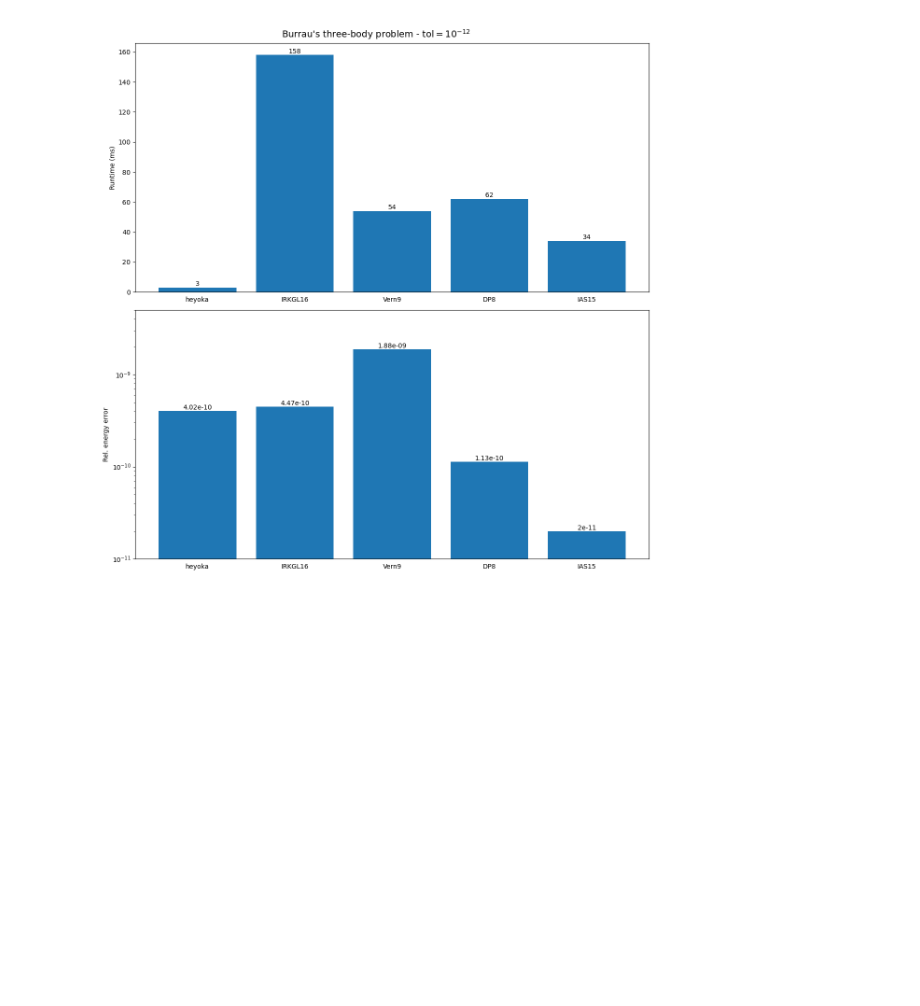
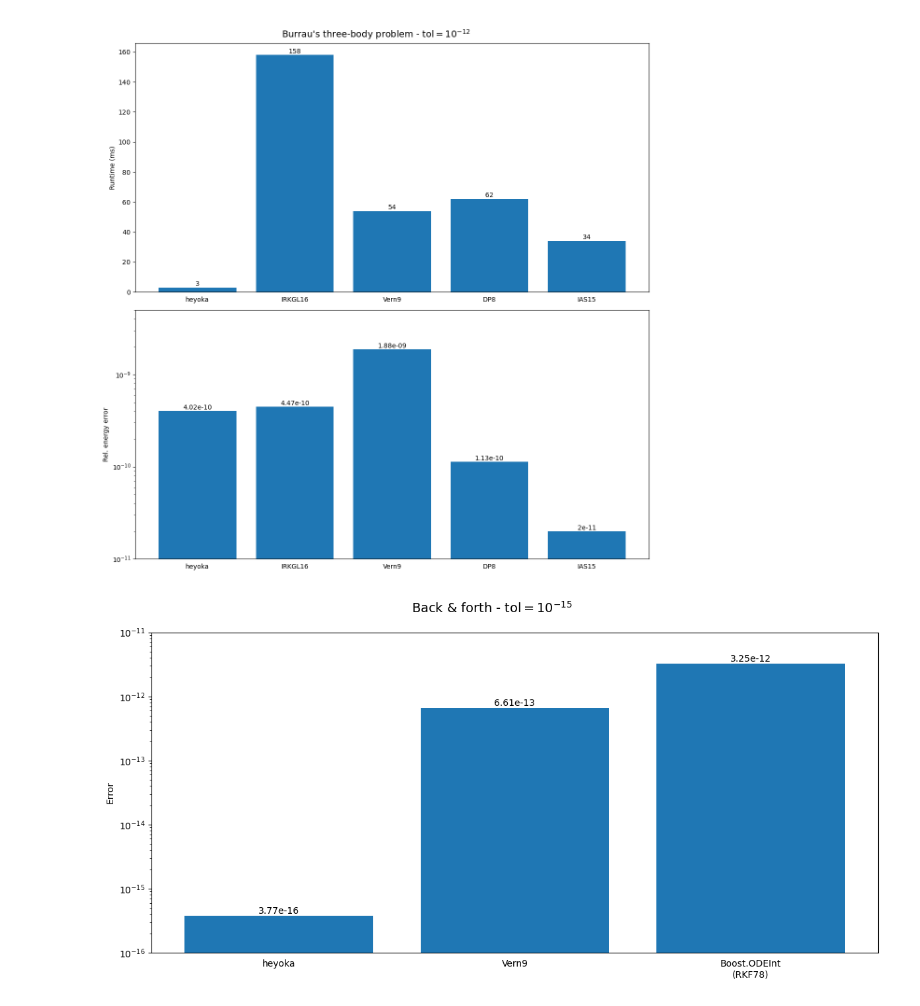
Before and after one commit to bluescarni/heyoka, a Jupyter notebook: tools/benchmark_results.ipynb, the cells around one changed output. Saved outputs shown, nothing was run; the diff lists cells and outputs as text; code cells hidden in the pictures; blank space fills up the shorter version.

```diff
--- a/tools/benchmark_results.ipynb
+++ b/tools/benchmark_results.ipynb
@@ -368,3 +368,36 @@ plt.tight_layout()
 plt.savefig('burrau_3bp.png')
 # %% [output]
 [figure]
+# %%
+# bandf results.
+bandf_data = [3.77e-16, 6.61e-13, 3.25e-12]
+bandf_labels = ["heyoka",
+                "Vern9",
+                "Boost.ODEInt\n(RKF78)"]
+
+fig = plt.figure(figsize=(12, 6))
+
+plt.subplot(111)
+
+plt.yscale('log')
+plt.xticks(range(len(bandf_data)), bandf_labels)
+plt.ylabel('Error')
+
+rects = plt.bar(range(len(bandf_data)), bandf_data)
+for idx, rect in enumerate(rects):
+    height = rect.get_height()
+    plt.text(rect.get_x() + rect.get_width()/2., height,
+             '{}'.format(height),
+             ha='center', va='bottom')
+
+plt.ylim((1e-16, 1e-11))
+
+plt.tick_params(bottom=None)
+
+fig.suptitle(r"Back & forth - $\mathrm{tol}=10^{-15}$", fontsize=14)
+
+plt.tight_layout()
+
+plt.savefig('bandf.png')
+# %% [output]
+[figure, added]
```
